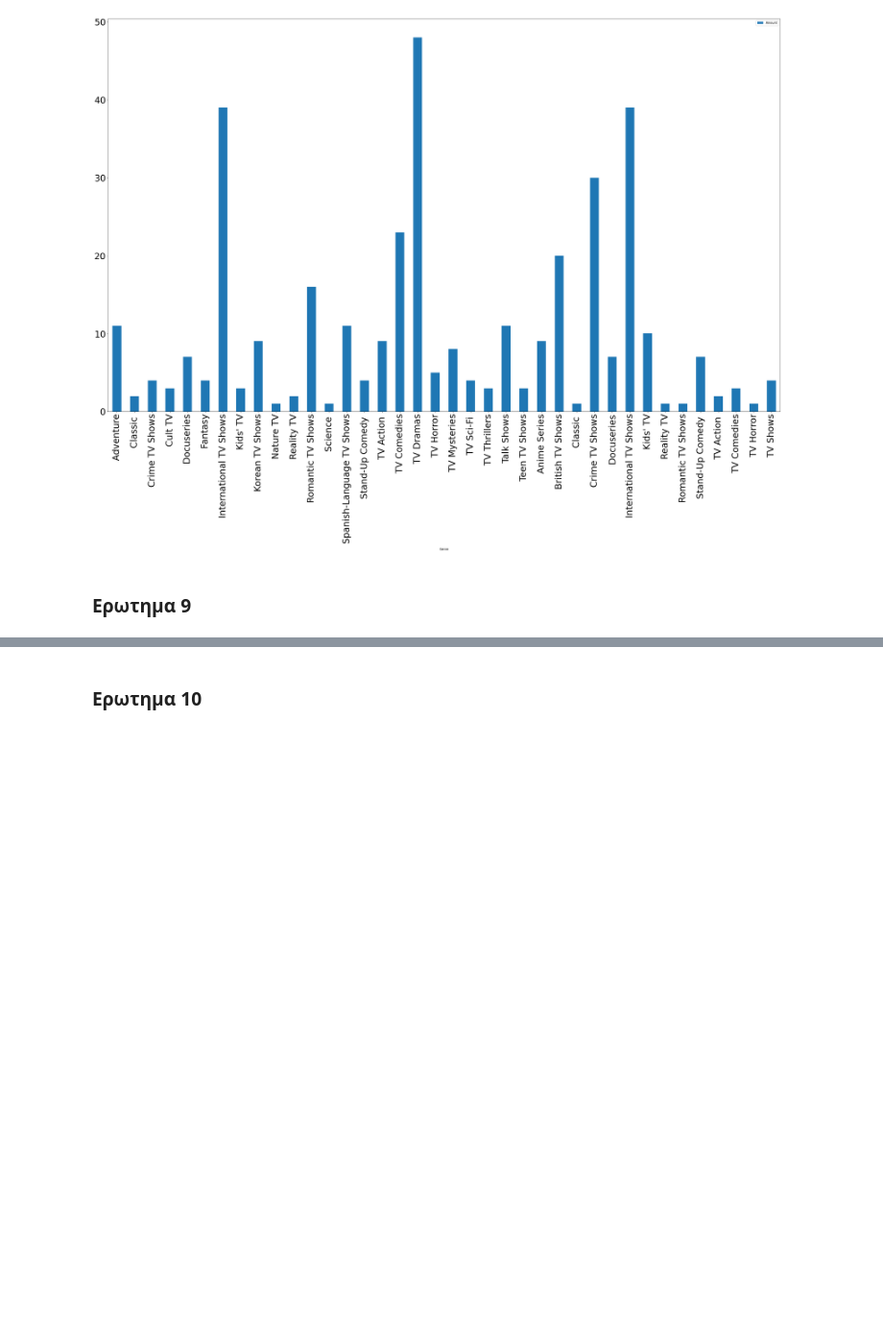
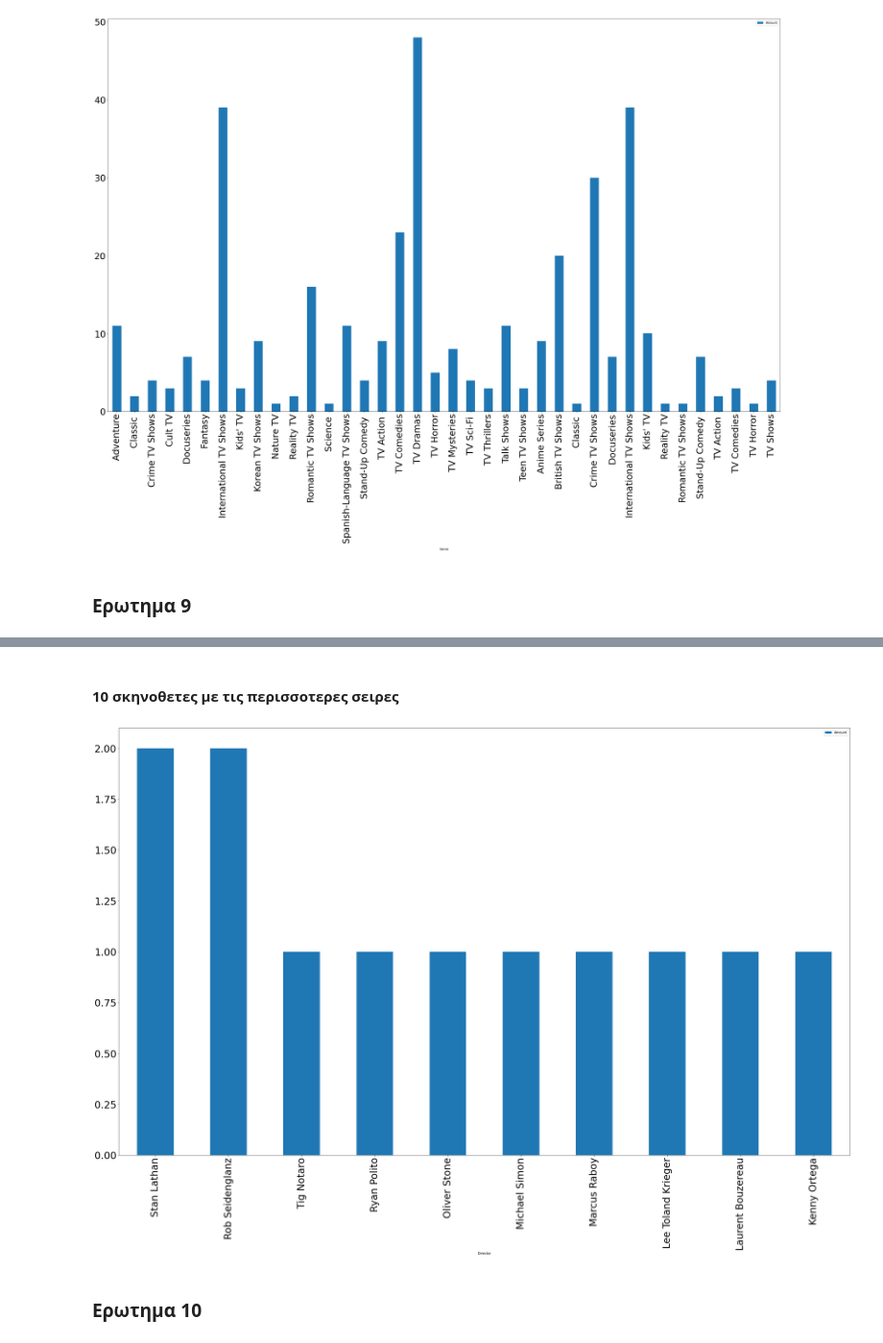
Before and after one commit to Demesta/data_mining_for_netflix, a Jupyter notebook: netflixAndro.ipynb, the cells around one changed output, grey strips where cells are left out. Shown at 96% size. Cells and saved outputs as stored; diff of their text form; code cells hidden in the pictures; blank space fills up the shorter version.

```diff
--- a/netflixAndro.ipynb
+++ b/netflixAndro.ipynb
@@ -426,3 +431,32 @@ plt.show()
+# %% [markdown]
+#### 10 σκηνοθετες με τις περισσοτερες σειρες
+# %%
+TV_Shows9 = df9[df9['type'] == 'TV Show']
+TV_Shows9 = TV_Shows9[TV_Shows9['country'] == country9]
+TV_Shows9 = TV_Shows9.reset_index()
+
+TV_Shows9 = TV_Shows9.groupby(["director"], as_index=False).count()
+TV_Shows9 = TV_Shows9[['director', 'show_id']]
+TV_Shows9.columns = ['Director', 'Amount']
+TV_Shows9 = TV_Shows9.reset_index()
+TV_Shows9['Director'] = TV_Shows9['Director'].str.split(',')
+
+TV_Shows9 = (TV_Shows9
+ .set_index(['index','Amount'])['Director']
+ .apply(pd.Series)
+ .stack()
+ .reset_index()
+ .drop('level_2', axis=1)
+ .rename(columns={0:'Director'}))
+
+TV_Shows9 = TV_Shows9.groupby(['Director'], as_index=False).sum()
+TV_Shows9 = TV_Shows9.sort_values('Amount', ascending=False)
+TV_Shows9 = TV_Shows9.head(10)
+
+TV_Shows9.plot(x ='Director', y='Amount', kind = 'bar', figsize=(40,24), fontsize=30)
+plt.show()
+# %% [output]
+[figure, added]
 # %% [markdown]
 ### Ερωτημα 10
 # %%
```
Also changed, not shown: parts of 4 cells of this notebook.
